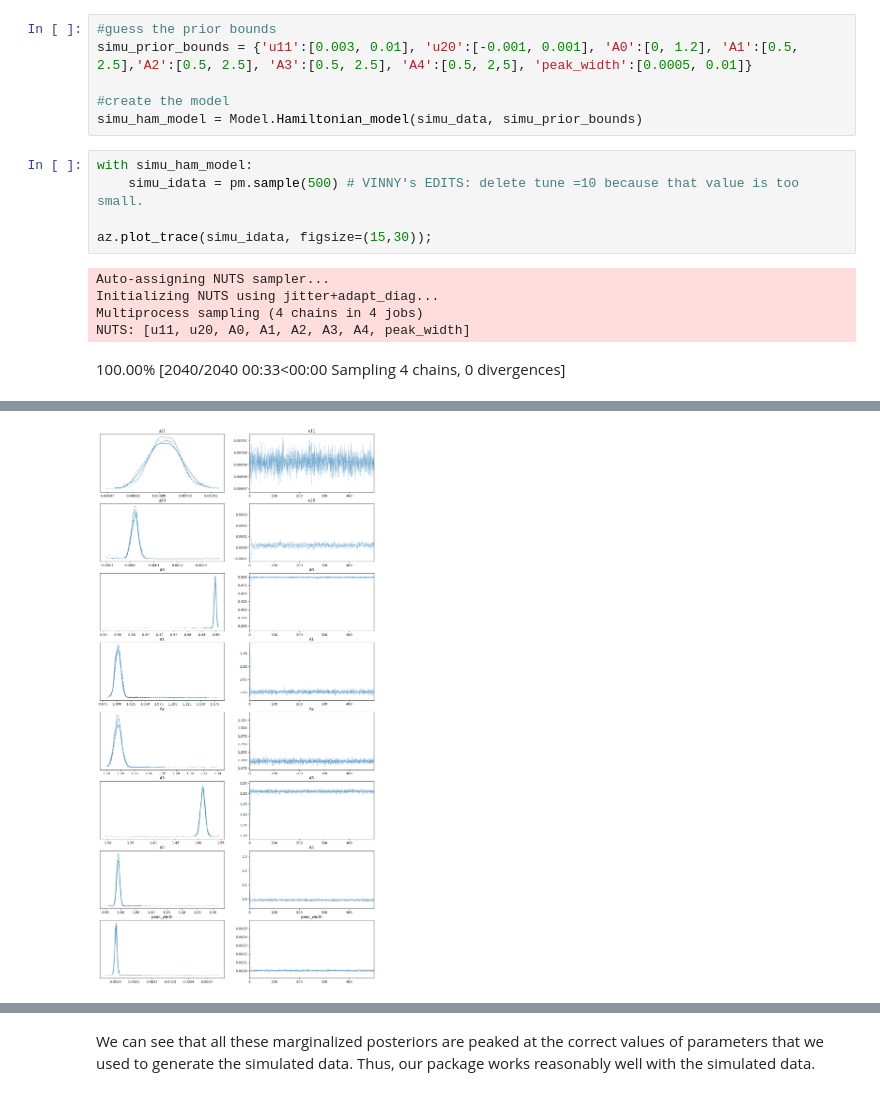
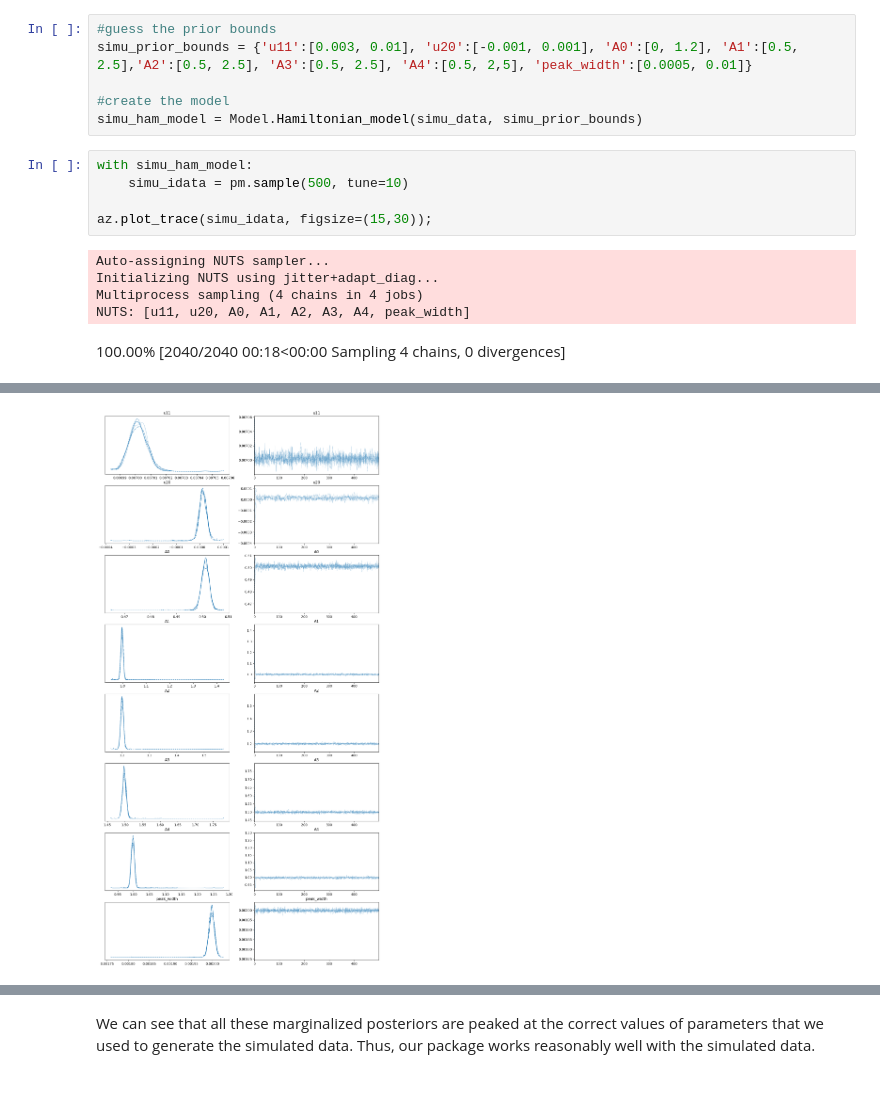
Before and after one commit to phys201/Hamiltonian-photonic-crystal, a Jupyter notebook: Documentation.ipynb, the cells around one changed output, grey strips where cells are left out. Drawn from its saved outputs; the diff is of its cells as text.

```diff
--- a/Documentation.ipynb
+++ b/Documentation.ipynb
@@ -133,7 +133,7 @@ simu_prior_bounds = {'u11':[0.003, 0.01], 'u20':[-0.001, 0.001], 'A0':[0, 1.2],
 simu_ham_model = Model.Hamiltonian_model(simu_data, simu_prior_bounds)
 # %%
 with simu_ham_model:
-    simu_idata = pm.sample(500) # VINNY's EDITS: delete tune =10 because that value is too small.
+    simu_idata = pm.sample(500, tune=10)
 
 az.plot_trace(simu_idata, figsize=(15,30));
 # %% [output]
@@ -141,4 +141,4 @@ Auto-assigning NUTS sampler...
 Initializing NUTS using jitter+adapt_diag...
 Multiprocess sampling (4 chains in 4 jobs)
 NUTS: [u11, u20, A0, A1, A2, A3, A4, peak_width]
-100.00% [2040/2040 00:33<00:00 Sampling 4 chains, 0 divergences]
+100.00% [2040/2040 00:18<00:00 Sampling 4 chains, 0 divergences]
@@ -146,4 +146,4 @@ Sampling 4 chains for 10 tune and 500 draw iterations (40 + 2_000 draws total) t
-[figure, old version]
+[figure, new version]
 # %%
 #summary the fitting results
 simu_summary = az.summary(simu_idata)
```
Also changed, not shown: parts of 8 cells of this notebook, 1 other file.
